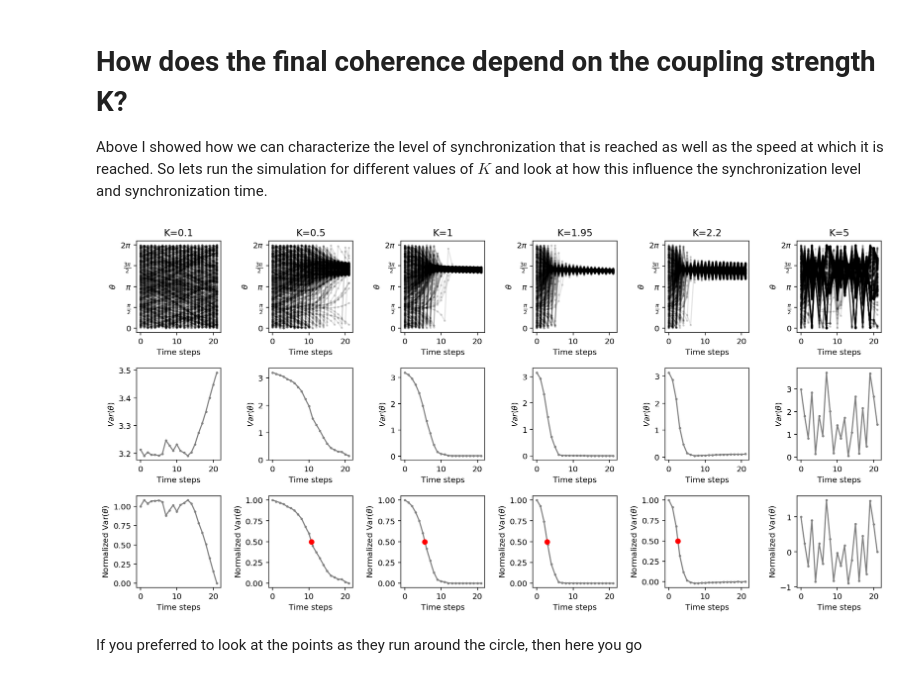
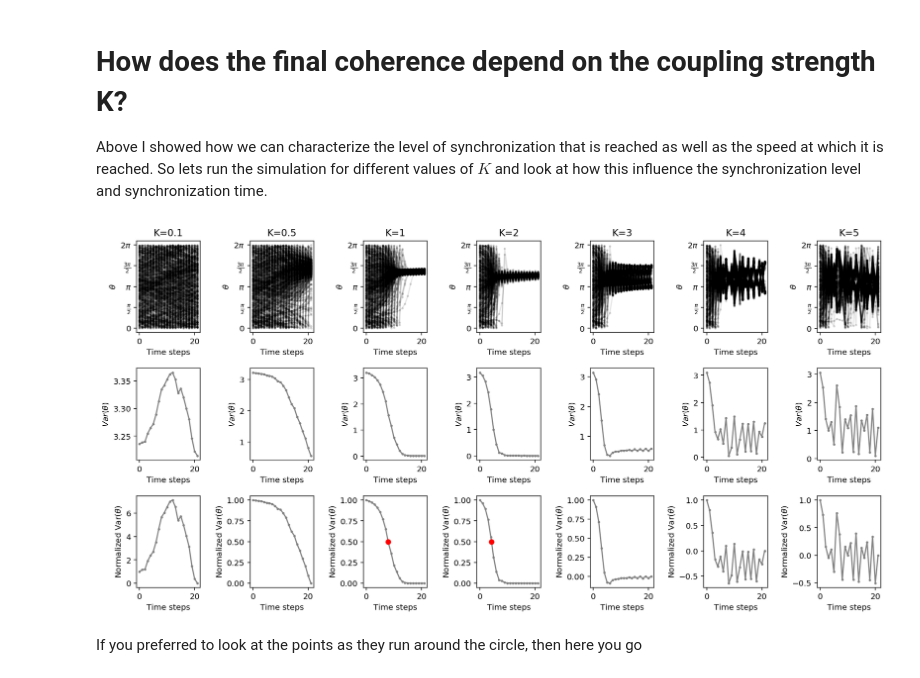
Before and after one commit to mikmik19/mikmik19.github.com, a Jupyter notebook: notebooks/strogatz_1991/strogatz_1991.ipynb, the cells around one changed output. Drawn from its saved outputs; the diff is of its cells as text; code cells hidden in the pictures.

```diff
--- a/notebooks/strogatz_1991/strogatz_1991.ipynb
+++ b/notebooks/strogatz_1991/strogatz_1991.ipynb
@@ -96,7 +93,7 @@ def run_simulation(omega, theta, N=480, K=1, STEPS=25):
     thetas = np.zeros((N, STEPS))
     for i in range(STEPS):
         theta_dot = calc_theta_dot(omega, theta, N=N, K=K)
-        theta = np.mod(theta_dot + theta, 2*np.pi)
+        theta = theta_dot + theta
         thetas[:, i] = theta
     return thetas
 # %% [markdown]
@@ -167,8 +136,15 @@ thetas.shape
 # %%
 json_data = {
     "steps": [
-        {"thetas": [{"theta": theta, "newAngle": theta} for theta in thetas[:,i]]}
-    for i in range(thetas.shape[1]) ]
+        {
+            "thetas": [
+                {
+                    "theta": theta,
+                    "newTheta": new_theta
+                } for theta, new_theta in zip(thetas[:,i], thetas[:,i+1])
+            ]
+        }
+    for i in range(thetas.shape[1]-1) ]
 }
 
 with open('../../data/animation_data_theta.json', 'w') as fp:
@@ -187,9 +163,9 @@ def get_halfway_point(x, y):
 # %%
 fig, ax = plt.subplots(figsize=(8, 3))
 for i in range(thetas.shape[0]):
-    ax.plot(range(STEPS), thetas[i, :], '-ok', alpha=0.1, markersize=2)
+    ax.plot(range(STEPS), np.mod(thetas[i, :], 2*np.pi), '-ok', alpha=0.1, markersize=2)
 
-avg = np.average(thetas, axis=0)
+avg = np.average(np.mod(thetas, 2*np.pi), axis=0)
 ax.plot(range(STEPS), avg, '-r')
 add_labels(ax, K)
 # %% [output]
@@ -277,43 +252,43 @@ Because the preferred frequency of each oscillator uniformly distributed between
 # How does the final coherence depend on the coupling strength K?
 Above I showed how we can characterize the level of synchronization that is reached as well as the speed at which it is reached. So lets run the simulation for different values of $K$ and look at how this influence the synchronization level and synchronization time.
 # %%
-fig, axes = plt.subplots(ncols=6, nrows=3, figsize=(14, 7))
+fig, axes = plt.subplots(ncols=7, nrows=3, figsize=(14, 7))
 initial_omega, initial_theta = set_up_initial_conditions(N=400)
-Ks = [0.1, 0.5, 1, 1.95, 2.2, 5]
+Ks = [0.1, 0.5, 1, 2, 3, 4, 5]
 all_thetas = []
 all_normalized_variances = []
 all_halfwaypoints = []
 for idx, K in enumerate(Ks):
     omega, theta = initial_omega, initial_theta
     thetas = run_simulation(omega, theta, N=400, STEPS=STEPS, K=K)
 
     for i in range(thetas.shape[0]):
-        axes[0, idx].plot(range(STEPS), thetas[i, :],
+        axes[0, idx].plot(range(STEPS), np.mod(thetas[i, :], 2*np.pi),
                           '-ok', alpha=0.1, markersize=2)
         add_labels(axes[0, idx], K)
 
-    var = np.var(thetas, axis=0)
+    var = np.var(np.mod(thetas, 2*np.pi ), axis=0)
     axes[1, idx].plot(range(STEPS), var, '-o', color='grey', markersize=2)
     add_relaxation_labels(axes[1, idx])
 
     var_norm = (var[-1]-var)/(var[-1]-var[0])
     axes[2, idx].plot(range(STEPS), var_norm, '-o', color='grey', markersize=2)
     if var[-1] < 0.25:
         hwp = get_halfway_point(var_norm[:25], range(STEPS)[:25])
         axes[2, idx].plot(hwp, 0.5, 'ro')
     else:
         hwp = 0
     axes[2, idx].set_xlabel('Time steps')
     axes[2, idx].set_ylabel(r'Normalized Var($\theta$)')
 
     # Saving the results
     all_thetas.append(thetas)
     all_normalized_variances.append(var_norm)
     all_halfwaypoints.append(float(hwp))
 
 fig.tight_layout()
 # %% [output]
-[figure, old version]
+[figure, new version]
 # %% [markdown]
 If you preferred to look at the points as they run around the circle, then here you go
 # %%
```
Also changed, not shown: parts of 14 cells of this notebook, 12 other files.
